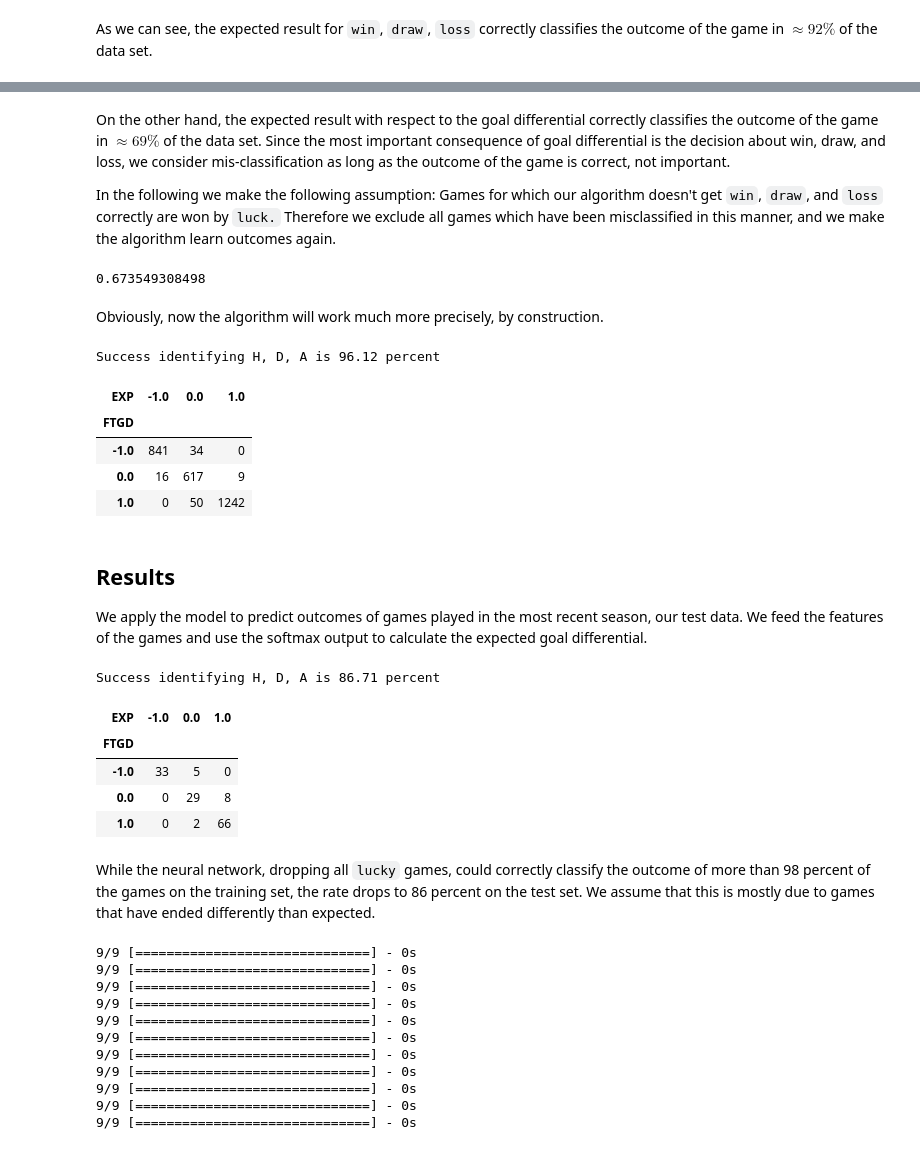
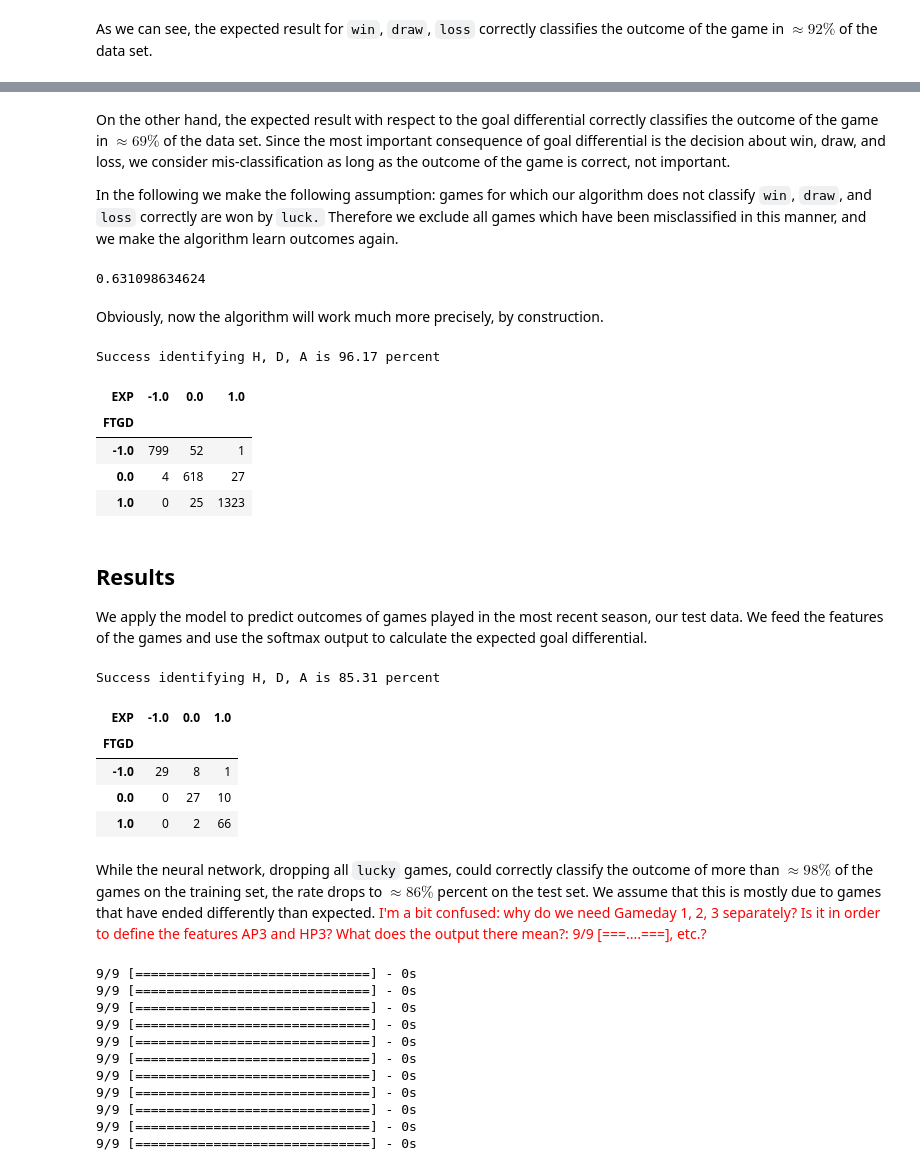
Before and after one commit to mgbukov/bundesliga, a Jupyter notebook: BL.ipynb, the cells around one changed output, grey strips where cells are left out. Drawn from its saved outputs; the diff is of its cells as text; code cells hidden in the pictures.

````diff
--- a/BL.ipynb
+++ b/BL.ipynb
@@ -240,7 +238,7 @@ Success identifying GD is 68.76 percent
 On the other hand, the expected result with respect to the goal differential correctly classifies the outcome of the game in $\approx 69\%$ of the data set.
 Since the most important consequence of goal differential is the decision about win, draw, and loss, we consider mis-classification as long as the outcome of the game is correct, not important.
 
-In the following we make the following assumption: Games for which our algorithm doesn't get ```win```, ```draw```, and ```loss``` correctly are won by ```luck.``` Therefore we exclude all games which have been misclassified in this manner, and we make the algorithm learn outcomes again.
+In the following we make the following assumption: games for which our algorithm does not classify ```win```, ```draw```, and ```loss``` correctly are won by ```luck.``` Therefore we exclude all games which have been misclassified in this manner, and we make the algorithm learn outcomes again.
 # %%
 # 3 points for winning team, 1 point each for draw, 0 points for losing team
 def points(x):
@@ -293,13 +290,13 @@ dropout_p = 0.4
 # initiate model
 model_noluck = Sequential()
 # add weights input_layer--hidden_layer 1
-model_noluck.add(Dense(50, input_dim=len(X[0]), init='lecun_uniform', activation='relu'))
+model_noluck.add(Dense(50, input_dim=len(X_noluck[0]), init='lecun_uniform', activation='relu'))
 # dropout layer 1
 model_noluck.add(Dropout(dropout_p))
 # add hidden layer 2
 model_noluck.add(Dense(500, activation='relu'))
 # add hidden layer 3
-model_noluck.add(Dense(100, activation='relu'))
+model_noluck.add(Dense(200, activation='relu'))
 # add hidden layer 4
 model_noluck.add(Dense(50, activation='relu'))
 # dropout layer 2
@@ -316,7 +313,7 @@ print model_noluck.evaluate(X_noluck, y_noluck, batch_size=10, verbose=False)[1]
 
 predictions_noluck = model_noluck.predict_proba(X_noluck)
 # %% [output]
-0.673549308498
+0.631098634624
 # %% [markdown]
 Obviously, now the algorithm will work much more precisely, by construction.
 # %%
@@ -327,12 +324,12 @@ success_noluck_res_df = pd.crosstab(performance_noluck_df.loc[:, "FTGD"].apply(n
 print "Success identifying H, D, A is " + str(round(100. * np.trace(success_noluck_res_df)/len(label_noluck.ix[:season15_end]),2)) + " percent"
 success_noluck_res_df
 # %% [output]
-Success identifying H, D, A is 96.12 percent
+Success identifying H, D, A is 96.17 percent
 | EXP | -1.0 | 0.0 | 1.0 |
 | FTGD |  |  |  |
-| -1.0 | 841 | 34 | 0 |
-| 0.0 | 16 | 617 | 9 |
-| 1.0 | 0 | 50 | 1242 |
+| -1.0 | 799 | 52 | 1 |
+| 0.0 | 4 | 618 | 27 |
+| 1.0 | 0 | 25 | 1323 |
 # %% [markdown]
 ## Results
 
@@ -340,29 +337,29 @@ We apply the model to predict outcomes of games played in the most recent season
 # %%
 # Data from the most recent season
 X_test = feats.iloc[season15_end+1:].as_matrix()
 y_test_pre = map(int, label.iloc[season15_end+1:].as_matrix())
 
 y_test = np.array([ID[i] for i in y_test_pre])
 
 predictions_new_season_noluck = model_noluck.predict_proba(X_test)
 print '\n'
 
 
 performance_new_season_noluck_df = pd.concat([
         feats_import.iloc[season15_end+1:,7].apply(min, args=(cutoff_GD,)).apply(max, args=(-cutoff_GD,)),
         pd.Series(data=map(np.round, map(exp_score, predictions_new_season_noluck)), name='EXP', index=feats_import.iloc[season15_end+1:].index)], axis=1)
-success_new_season_noluck_res_df = pd.crosstab(performance_new_season_df.loc[:, "FTGD"].apply(np.sign), performance_new_season_noluck_df.loc[:, "EXP"].apply(np.sign))
+success_new_season_noluck_res_df = pd.crosstab(performance_new_season_noluck_df.loc[:, "FTGD"].apply(np.sign), performance_new_season_noluck_df.loc[:, "EXP"].apply(np.sign))
 print "Success identifying H, D, A is " + str(round(100.* np.trace(success_new_season_noluck_res_df)/len(X_test),2)) + " percent"
-success_new_season_res_df
+success_new_season_noluck_res_df
 # %% [output]
-Success identifying H, D, A is 86.71 percent
+Success identifying H, D, A is 85.31 percent
 | EXP | -1.0 | 0.0 | 1.0 |
 | FTGD |  |  |  |
-| -1.0 | 33 | 5 | 0 |
-| 0.0 | 0 | 29 | 8 |
+| -1.0 | 29 | 8 | 1 |
+| 0.0 | 0 | 27 | 10 |
 | 1.0 | 0 | 2 | 66 |
 # %% [markdown]
-While the neural network, dropping all ```lucky``` games, could correctly classify the outcome of more than 98 percent of the games on the training set, the rate drops to 86 percent on the test set. We assume that this is mostly due to games that have ended differently than expected.
+While the neural network, dropping all ```lucky``` games, could correctly classify the outcome of more than $\approx 98\%$ of the games on the training set, the rate drops to $\approx 86\%$ percent on the test set. We assume that this is mostly due to games that have ended differently than expected. <font color="red">I'm a bit confused: why do we need Gameday 1, 2, 3 separately? Is it in order to define the features AP3 and HP3? What does the output there mean?: 9/9 [===....===], etc.?  </font>
 # %%
 # Define functions
 
````
Also changed, not shown: parts of 9 cells of this notebook.
